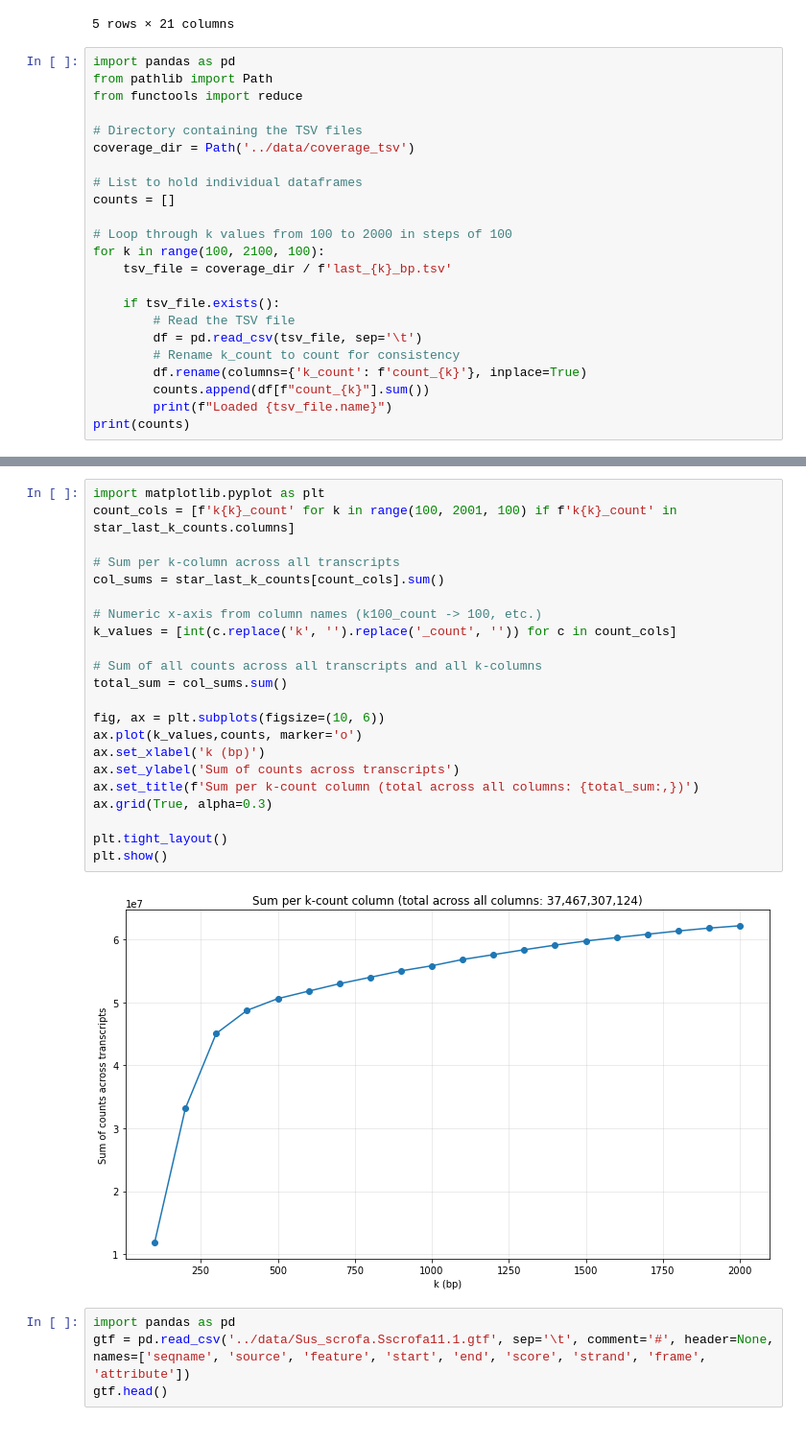
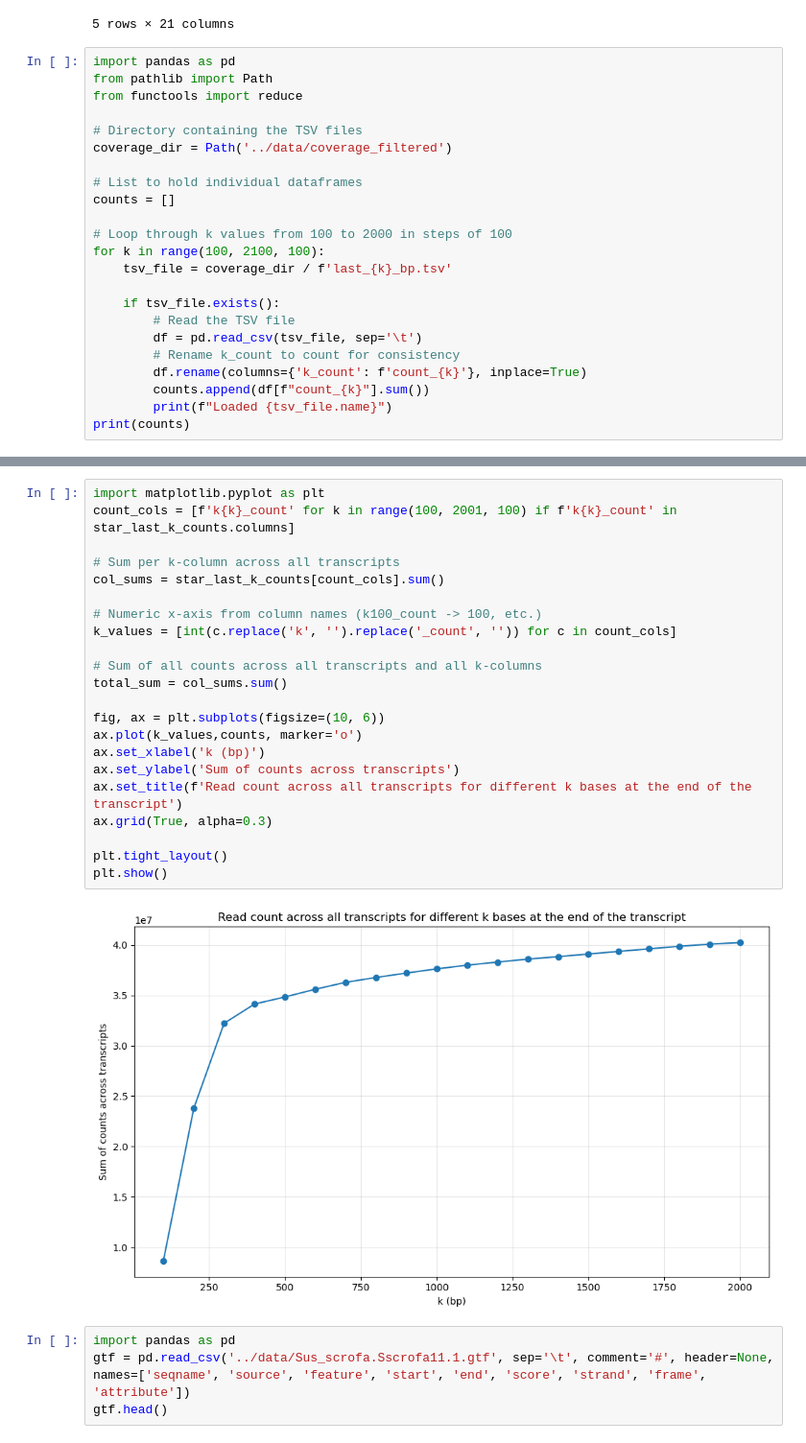
Before and after one commit to tolgatabanli/scCount_gobi, a Jupyter notebook: prototyping/playground.ipynb, the cells around one changed output, grey strips where cells are left out. Shown at 96% size. Cells and saved outputs as stored; diff of their text form.

```diff
--- a/prototyping/playground.ipynb
+++ b/prototyping/playground.ipynb
@@ -150,7 +150,7 @@ from pathlib import Path
 from functools import reduce
 
 # Directory containing the TSV files
-coverage_dir = Path('../data/coverage_tsv')
+coverage_dir = Path('../data/coverage_filtered')
 
 # List to hold individual dataframes
 counts = []
@@ -188,27 +188,27 @@ Loaded last_2000_bp.tsv
 # %%
 import matplotlib.pyplot as plt
 count_cols = [f'k{k}_count' for k in range(100, 2001, 100) if f'k{k}_count' in star_last_k_counts.columns]
 
 # Sum per k-column across all transcripts
 col_sums = star_last_k_counts[count_cols].sum()
 
 # Numeric x-axis from column names (k100_count -> 100, etc.)
 k_values = [int(c.replace('k', '').replace('_count', '')) for c in count_cols]
 
 # Sum of all counts across all transcripts and all k-columns
 total_sum = col_sums.sum()
 
 fig, ax = plt.subplots(figsize=(10, 6))
 ax.plot(k_values,counts, marker='o')
 ax.set_xlabel('k (bp)')
 ax.set_ylabel('Sum of counts across transcripts')
-ax.set_title(f'Sum per k-count column (total across all columns: {total_sum:,})')
+ax.set_title(f'Read count across all transcripts for different k bases at the end of the transcript')
 ax.grid(True, alpha=0.3)
 
 plt.tight_layout()
 plt.show()
 # %% [output]
-[figure, old version]
+[figure, new version]
 # %%
 import pandas as pd
 gtf = pd.read_csv('../data/Sus_scrofa.Sscrofa11.1.gtf', sep='\t', comment='#', header=None, names=['seqname', 'source', 'feature', 'start', 'end', 'score', 'strand', 'frame', 'attribute'])
```
Also changed, not shown: parts of 3 cells of this notebook, 1 other file.
